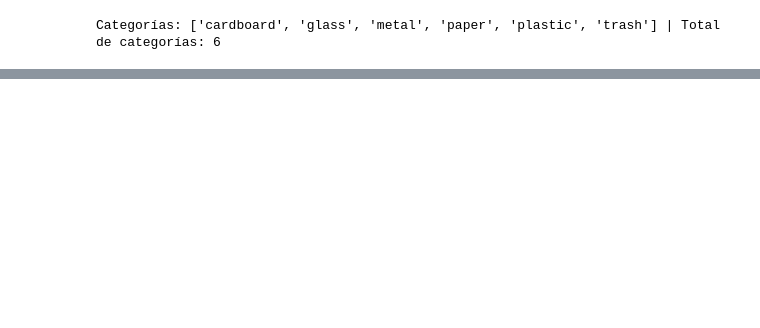
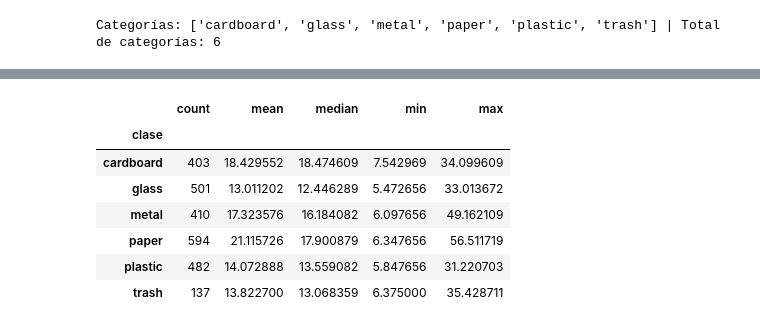
Before and after one commit to edex10ed-source/01-python-intro, a Jupyter notebook: notebooks/37_26082026_EDA_2.ipynb, the cells around one changed output, grey strips where cells are left out. Saved outputs shown, nothing was run; the diff lists cells and outputs as text; code cells hidden in the pictures; blank space fills up the shorter version.

```diff
--- a/notebooks/37_26082026_EDA_2.ipynb
+++ b/notebooks/37_26082026_EDA_2.ipynb
@@ -53,3 +175,14 @@ Total de imágenes del dataset: 2527
+# %%
+metadata_df.groupby("clase")["size_kb"].agg(["count", "mean", "median", "min", "max"])
+# %% [output]
+|  | count | mean | median | min | max |
+| clase |  |  |  |  |  |
+| cardboard | 403 | 18.429552 | 18.474609 | 7.542969 | 34.099609 |
+| glass | 501 | 13.011202 | 12.446289 | 5.472656 | 33.013672 |
+| metal | 410 | 17.323576 | 16.184082 | 6.097656 | 49.162109 |
+| paper | 594 | 21.115726 | 17.900879 | 6.347656 | 56.511719 |
+| plastic | 482 | 14.072888 | 13.559082 | 5.847656 | 31.220703 |
+| trash | 137 | 13.822700 | 13.068359 | 6.375000 | 35.428711 |
 # %%
 
 
```
Also changed, not shown: parts of 10 cells of this notebook, 4 other files.
